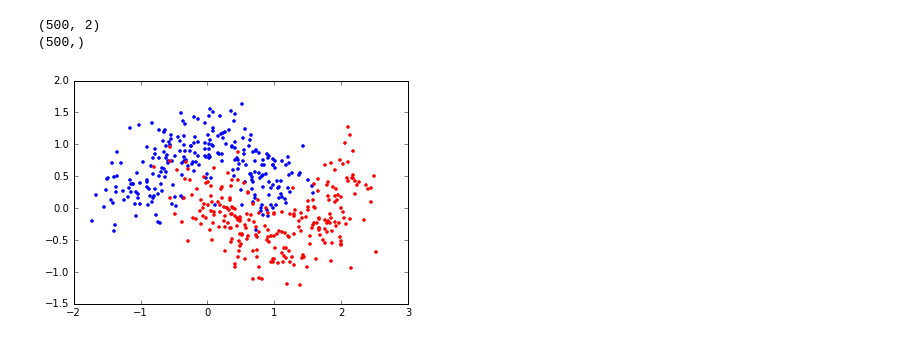
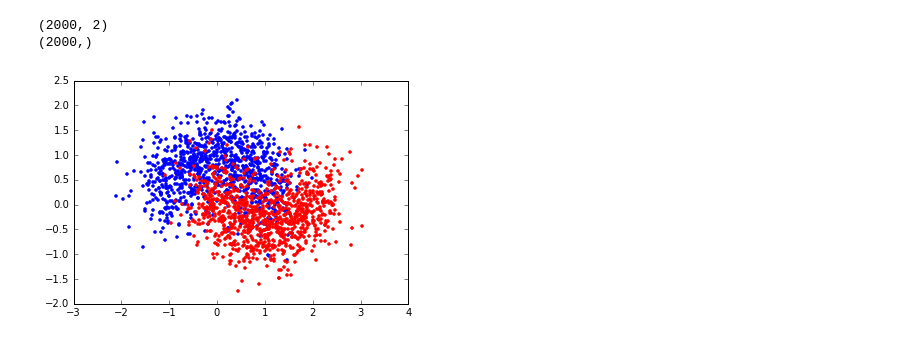
Before and after one commit to alvarouc/polyssifier, a Jupyter notebook: sample/example.ipynb, the cells around one changed output. Saved outputs shown, nothing was run; the diff lists cells and outputs as text; code cells hidden in the pictures.

```diff
--- a/sample/example.ipynb
+++ b/sample/example.ipynb
@@ -1,26 +1,26 @@
 # %%
 import warnings
 warnings.filterwarnings('ignore')
 warnings.filterwarnings("ignore",category=DeprecationWarning)
 
 from sklearn import datasets
 from polyssifier import Poly
 import numpy as np
 import pandas as pd
 from sklearn.datasets import make_moons
 import matplotlib.pyplot as plt
 
 %matplotlib inline
-data, label = make_moons(n_samples=500, noise=0.3)
+data, label = make_moons(n_samples=2000, noise=0.4)
 print(data.shape)
 print(label.shape)
 
 plt.plot(data[label==0,0], data[label==0,1],'.');
 plt.plot(data[label==1,0], data[label==1,1],'r.');
 # %% [output]
-(500, 2)
-(500,)
+(2000, 2)
+(2000,)
-[figure, old version]
+[figure, new version]
 # %%
 # single class example
 pol = Poly(data,label, n_folds=10, verbose=1, feature_selection=False)
```
Also changed, not shown: parts of 4 cells of this notebook, 2 other files.
